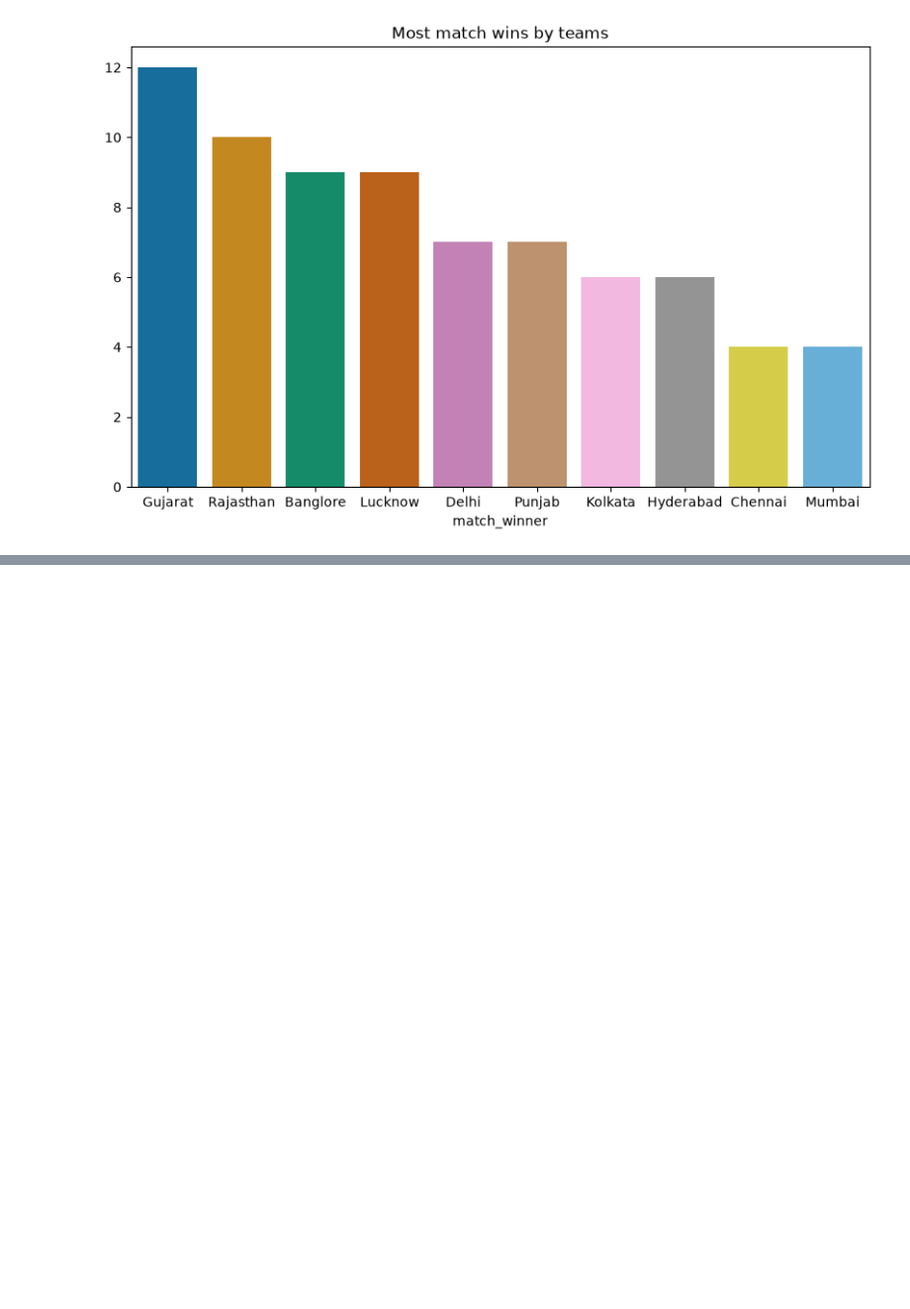
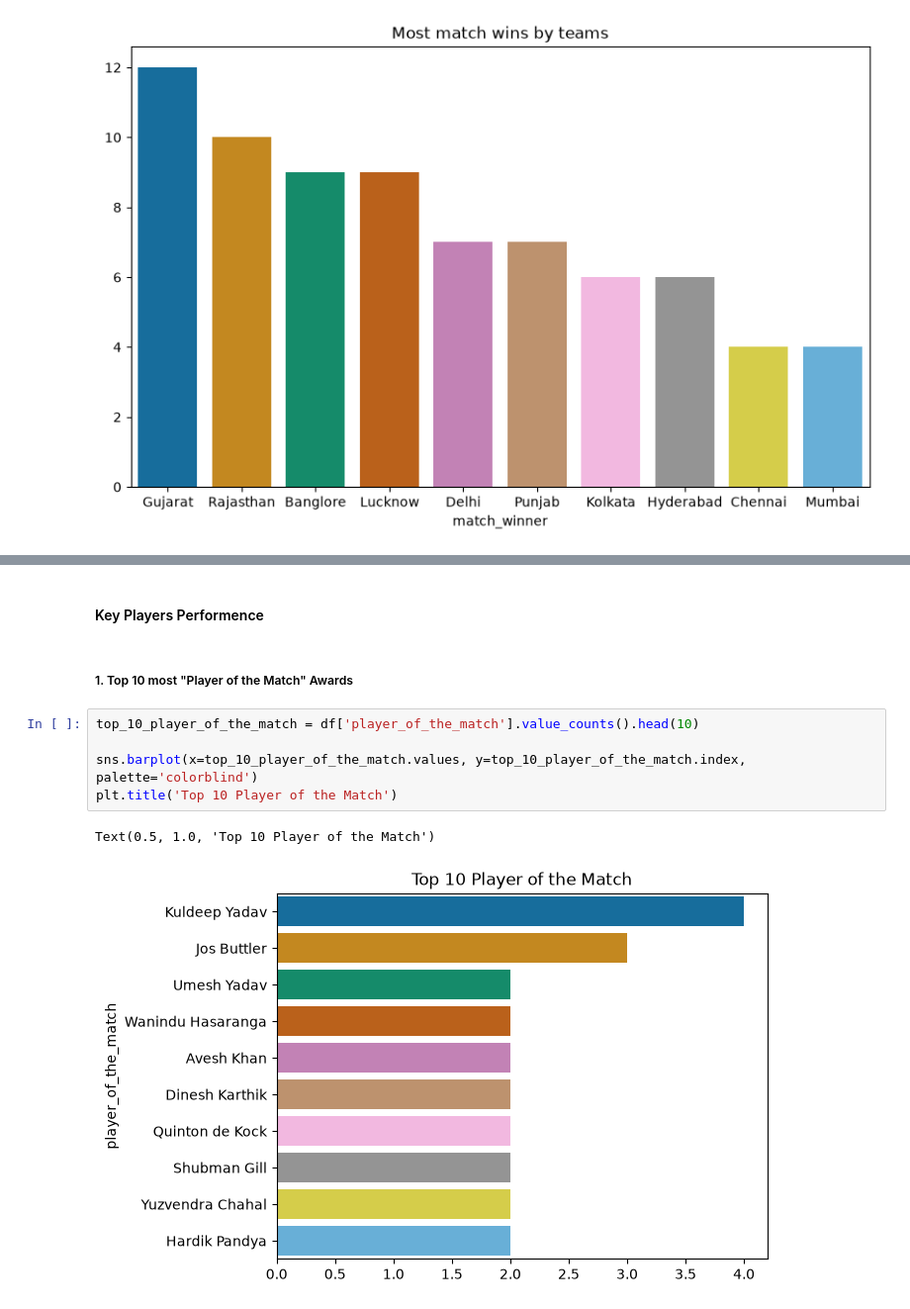
Before and after one commit to dhvanitsavani/Python-AI, a Jupyter notebook: Visualizations/ipl_capstone_project.ipynb, the cells around one changed output, grey strips where cells are left out. Shown at 99% size. Cells and saved outputs as stored; diff of their text form; blank space fills up the shorter version.

```diff
--- a/Visualizations/ipl_capstone_project.ipynb
+++ b/Visualizations/ipl_capstone_project.ipynb
@@ -134,0 +150,12 @@ sns.countplot(x=df['toss_decision'], palette='colorblind')
+# %% [markdown]
+#### Key Players Performence
+# %% [markdown]
+##### 1. Top 10 most "Player of the Match" Awards
+# %%
+top_10_player_of_the_match = df['player_of_the_match'].value_counts().head(10)
+
+sns.barplot(x=top_10_player_of_the_match.values, y=top_10_player_of_the_match.index, palette='colorblind')
+plt.title('Top 10 Player of the Match')
+# %% [output]
+Text(0.5, 1.0, 'Top 10 Player of the Match')
+[figure, added]
```
Also changed, not shown: parts of 12 cells of this notebook.
